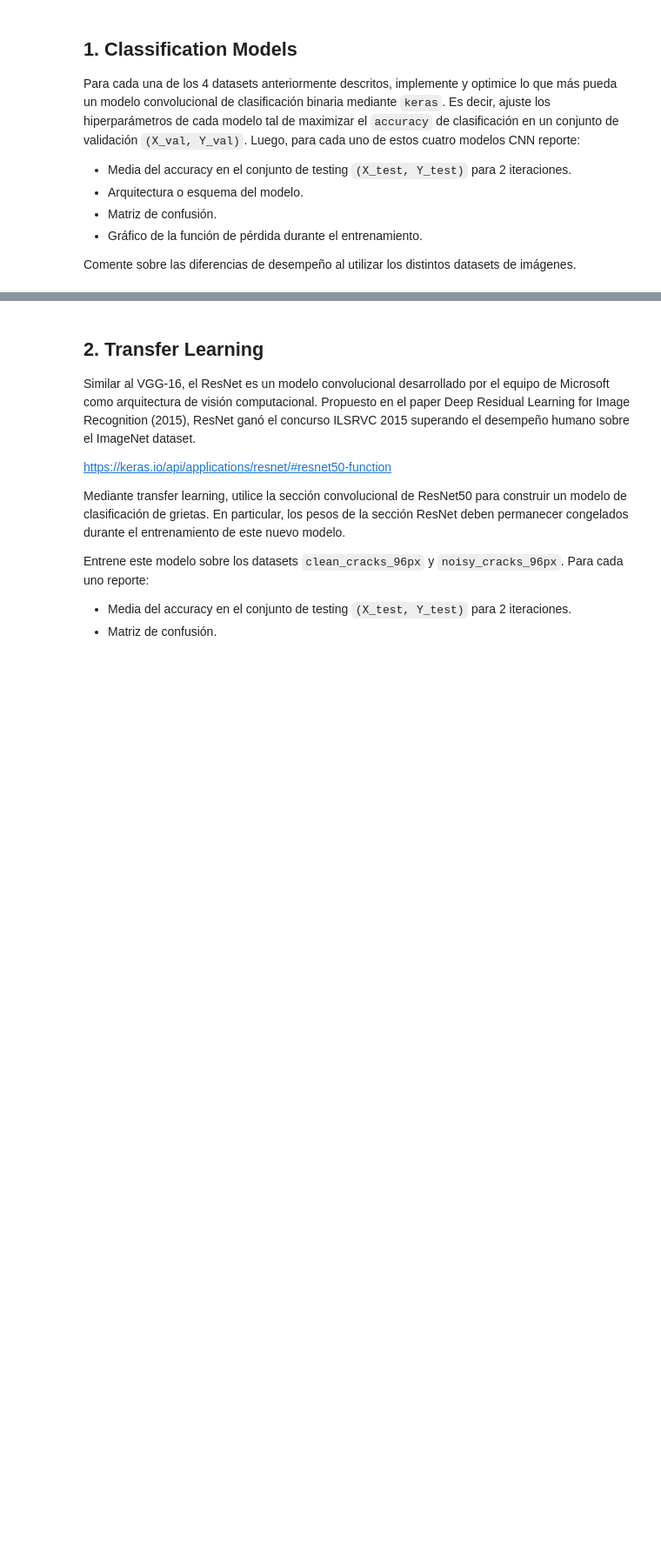
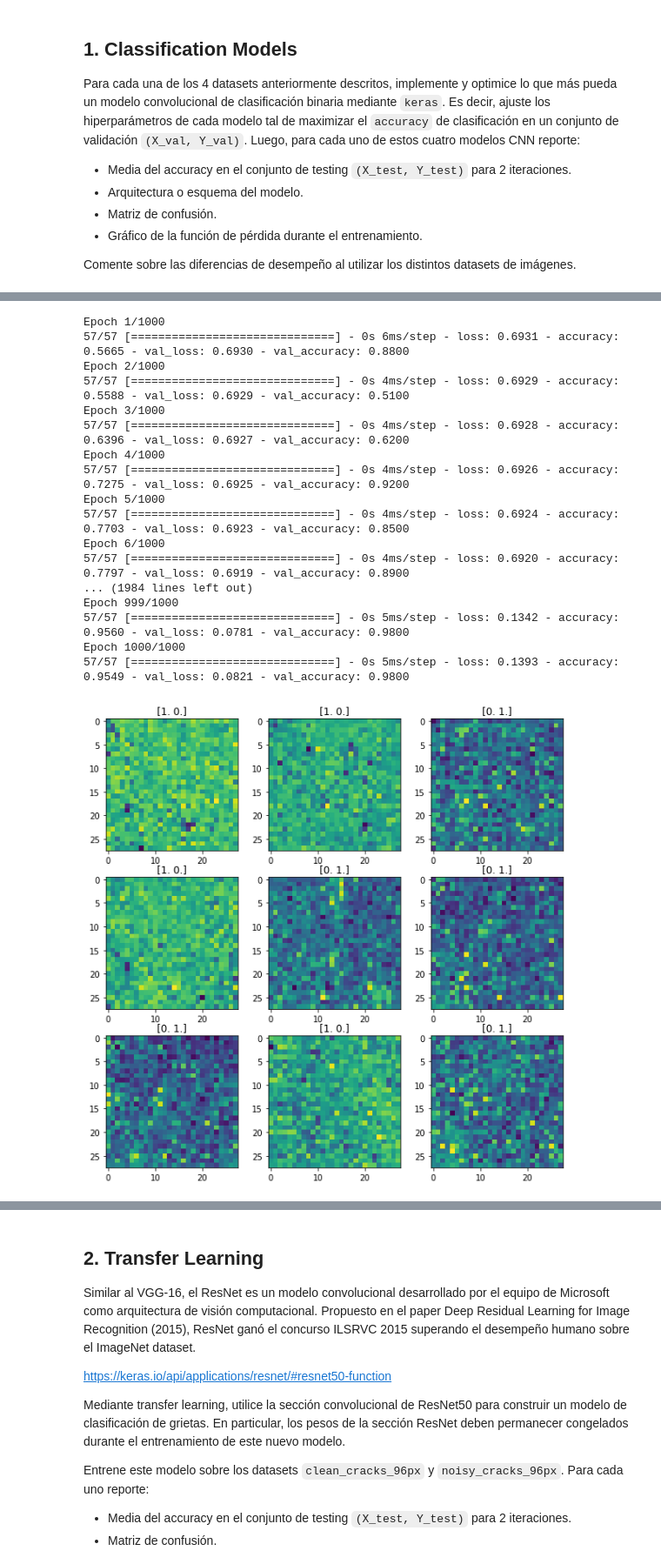
Before and after one commit to MartinVIllesca/ME7260-Aprendizaje-Profundo-en-Diagnostico-y-Pronostico-de-Fallas, a Jupyter notebook: t2/tarea_02.ipynb, the cells around one changed output, grey strips where cells are left out. Shown at 87% size. Drawn from its saved outputs; the diff is of its cells as text; code cells hidden in the pictures; blank space fills up the shorter version.

```diff
--- a/t2/tarea_02.ipynb
+++ b/t2/tarea_02.ipynb
@@ -83,0 +400,22 @@ Comente sobre las diferencias de desempeño al utilizar los distintos datasets d
+# %%
+modelo28n, history28n, data28noisy, acc = entrenarModelo('/content/datasets/noisy_cracks_28px.npz', 28, lr=0.00001, epocas=1000)
+modelo28n.summary()
+# %% [output]
+Epoch 1/1000
+57/57 [==============================] - 0s 6ms/step - loss: 0.6931 - accuracy: 0.5665 - val_loss: 0.6930 - val_accuracy: 0.8800
+Epoch 2/1000
+57/57 [==============================] - 0s 4ms/step - loss: 0.6929 - accuracy: 0.5588 - val_loss: 0.6929 - val_accuracy: 0.5100
+Epoch 3/1000
+57/57 [==============================] - 0s 4ms/step - loss: 0.6928 - accuracy: 0.6396 - val_loss: 0.6927 - val_accuracy: 0.6200
+Epoch 4/1000
+57/57 [==============================] - 0s 4ms/step - loss: 0.6926 - accuracy: 0.7275 - val_loss: 0.6925 - val_accuracy: 0.9200
+Epoch 5/1000
+57/57 [==============================] - 0s 4ms/step - loss: 0.6924 - accuracy: 0.7703 - val_loss: 0.6923 - val_accuracy: 0.8500
+Epoch 6/1000
+57/57 [==============================] - 0s 4ms/step - loss: 0.6920 - accuracy: 0.7797 - val_loss: 0.6919 - val_accuracy: 0.8900
+... (1984 lines left out)
+Epoch 999/1000
+57/57 [==============================] - 0s 5ms/step - loss: 0.1342 - accuracy: 0.9560 - val_loss: 0.0781 - val_accuracy: 0.9800
+Epoch 1000/1000
+57/57 [==============================] - 0s 5ms/step - loss: 0.1393 - accuracy: 0.9549 - val_loss: 0.0821 - val_accuracy: 0.9800
+[figure, added]
```
Also changed, not shown: parts of 17 cells of this notebook.
